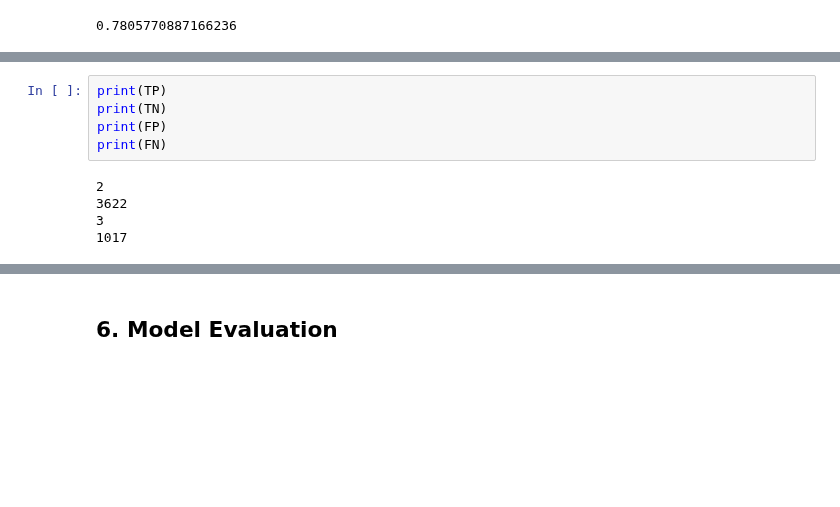
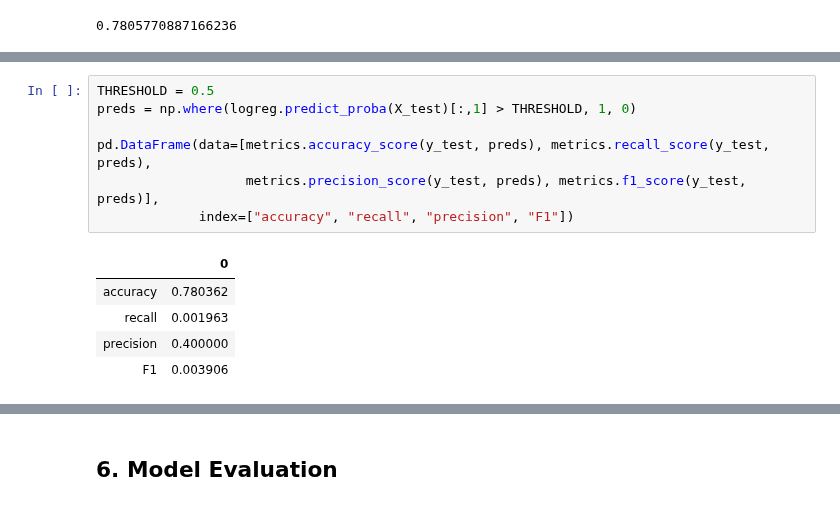
Before and after one commit to CaryMosley/Mod3Bakeoff, a Jupyter notebook: CaryBake.ipynb, the cells around one changed output, grey strips where cells are left out. Drawn from its saved outputs; the diff is of its cells as text; blank space fills up the shorter version.

```diff
--- a/CaryBake.ipynb
+++ b/CaryBake.ipynb
@@ -927,10 +942,13 @@ FN = confusion[1, 0]
-# %%
-print(TP)
-print(TN)
-print(FP)
-print(FN)
-# %% [output]
-2
-3622
-3
-1017
+# %%
+THRESHOLD = 0.5
+preds = np.where(logreg.predict_proba(X_test)[:,1] > THRESHOLD, 1, 0)
+
+pd.DataFrame(data=[metrics.accuracy_score(y_test, preds), metrics.recall_score(y_test, preds),
+                   metrics.precision_score(y_test, preds), metrics.f1_score(y_test, preds)],
+             index=["accuracy", "recall", "precision", "F1"])
+# %% [output]
+|  | 0 |
+| accuracy | 0.780362 |
+| recall | 0.001963 |
+| precision | 0.400000 |
+| F1 | 0.003906 |
```
Also changed, not shown: parts of 21 cells of this notebook.
